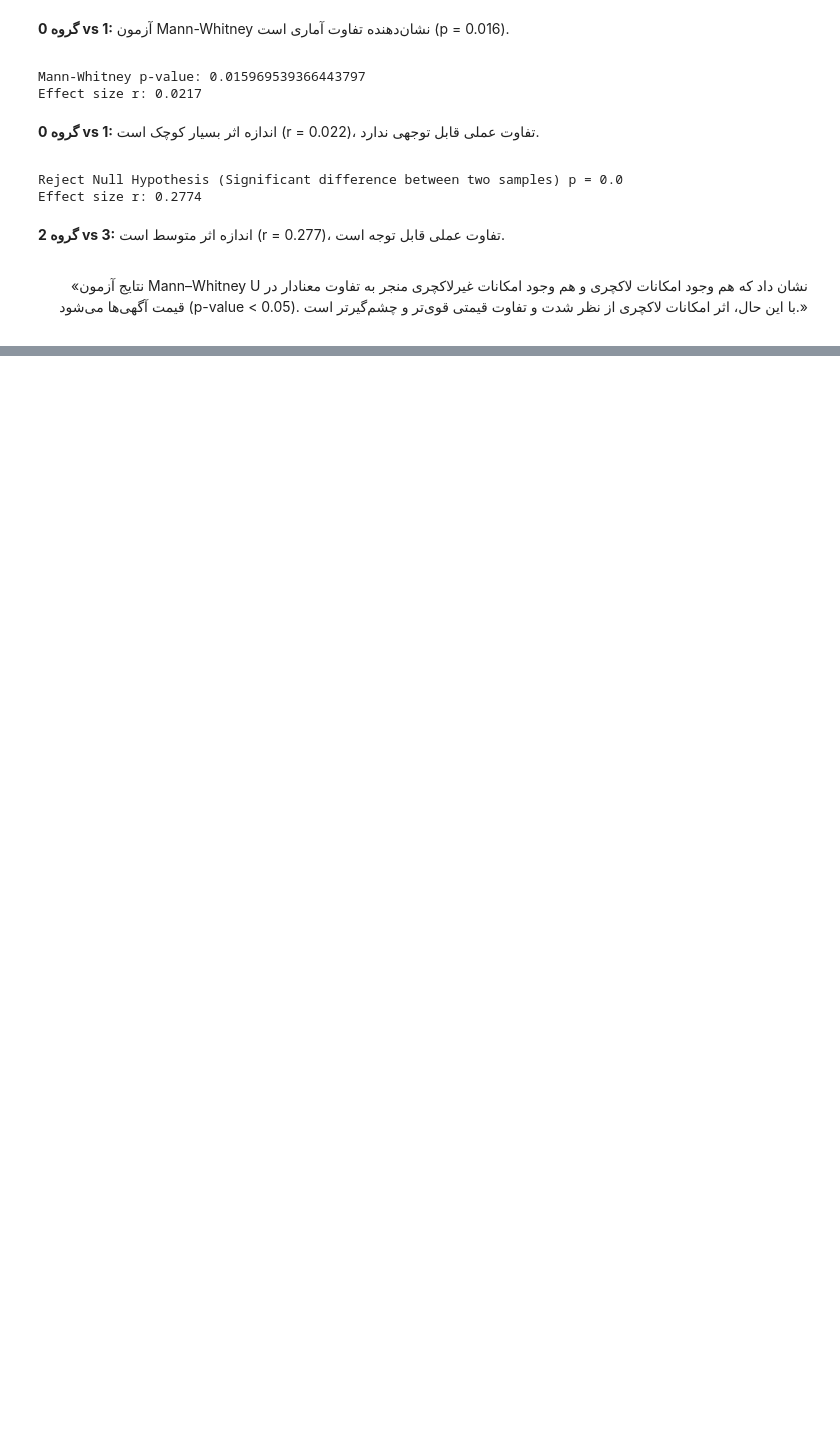
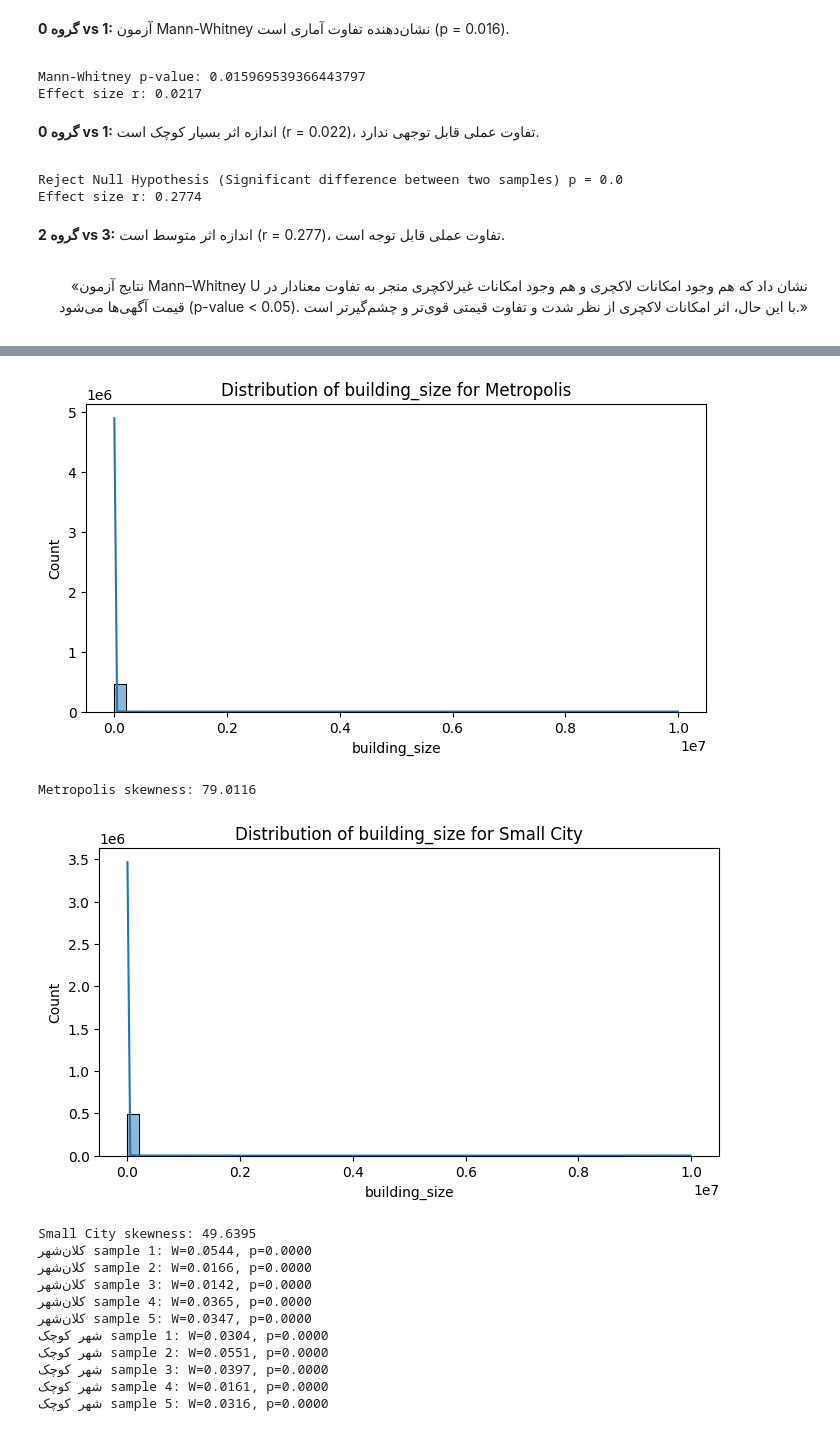
Before and after one commit to Navidbyti/real-estate-ml-project, a Jupyter notebook: 2-Hypothesis/hypothesis-final.ipynb, the cells around one changed output, grey strips where cells are left out. Saved outputs shown, nothing was run; the diff lists cells and outputs as text; code cells hidden in the pictures; blank space fills up the shorter version.

```diff
--- a/2-Hypothesis/hypothesis-final.ipynb
+++ b/2-Hypothesis/hypothesis-final.ipynb
@@ -229,0 +232,7 @@ Effect size r: 0.2774
+# %%
+
+import pandas as pd
+
+
+df_divar = pd.read_csv("C:/Users/Memari/Downloads/Divar.csv")
+df_city = pd.read_csv("C:/Users/Memari/Downloads/iran_city_classification.csv")
@@ -229,0 +279,8 @@ Effect size r: 0.2774
+# %%
+print(df[['city_slug', 'city_type', 'building_size']].head())
+
+# فقط داده‌های دارای building_size معتبر و city_type معتبر
+df = df[df['building_size'].notnull() & df['city_type'].notnull()]
+
+# تعداد نمونه‌ها در هر گروه
+print(df['city_type'].value_counts())
@@ -229,0 +298,46 @@ Effect size r: 0.2774
+# %%
+import numpy as np
+from scipy.stats import shapiro
+import matplotlib.pyplot as plt
+import seaborn as sns
+
+# برای بررسی نرمال بودن روی چند نمونه 1000تایی
+def check_normality(data, group_name, n_samples=5, sample_size=1000):
+    shapiro_results = []
+    for i in range(n_samples):
+        sample = data.sample(sample_size, random_state=i)
+        stat, p = shapiro(sample)
+        shapiro_results.append((stat, p))
+        print(f"{group_name} sample {i+1}: W={stat:.4f}, p={p:.4f}")
+    return shapiro_results
+
+# جدا کردن داده‌ها بر اساس نوع شهر
+building_city = df[df['city_type']=='کلان‌شهر']['building_size']
+building_small = df[df['city_type']=='شهر کوچک']['building_size']
+
+# رسم توزیع و چولگی
+for data, name in zip([building_city, building_small], ['Metropolis', 'Small City']):
+    plt.figure(figsize=(8,4))
+    sns.histplot(data, kde=True, bins=50)
+    plt.title(f"Distribution of building_size for {name}")
+    plt.show()
+    print(f"{name} skewness: {data.skew():.4f}")
+
+# اجرای Shapiro
+shapiro_city = check_normality(building_city, 'کلان‌شهر')
+shapiro_small = check_normality(building_small, 'شهر کوچک')
+# %% [output]
+[figure, added]
+Metropolis skewness: 79.0116
+[figure, added]
+Small City skewness: 49.6395
+کلان‌شهر sample 1: W=0.0544, p=0.0000
+کلان‌شهر sample 2: W=0.0166, p=0.0000
+کلان‌شهر sample 3: W=0.0142, p=0.0000
+کلان‌شهر sample 4: W=0.0365, p=0.0000
+کلان‌شهر sample 5: W=0.0347, p=0.0000
+شهر کوچک sample 1: W=0.0304, p=0.0000
+شهر کوچک sample 2: W=0.0551, p=0.0000
+شهر کوچک sample 3: W=0.0397, p=0.0000
+شهر کوچک sample 4: W=0.0161, p=0.0000
+شهر کوچک sample 5: W=0.0316, p=0.0000
```
Also changed, not shown: parts of 6 cells of this notebook, 1 other file.
